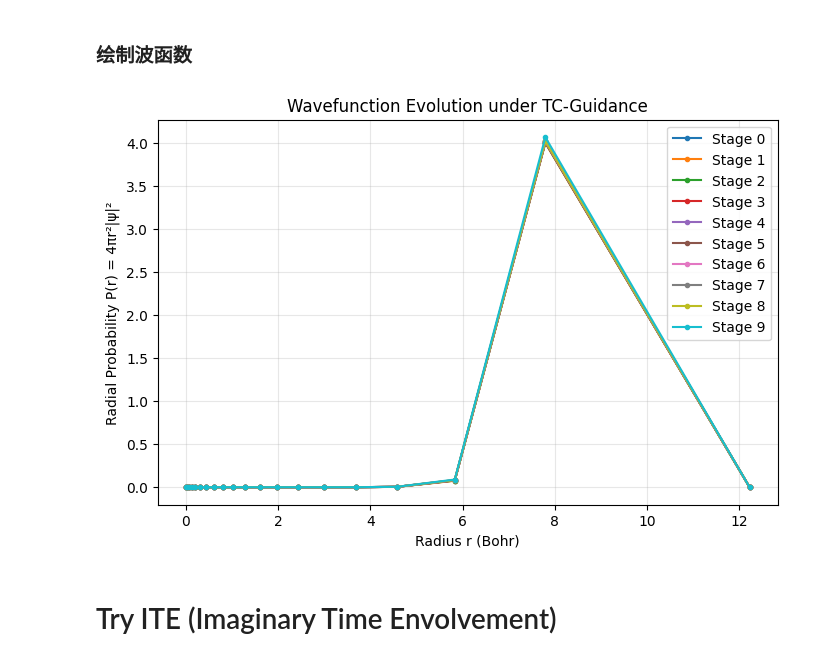
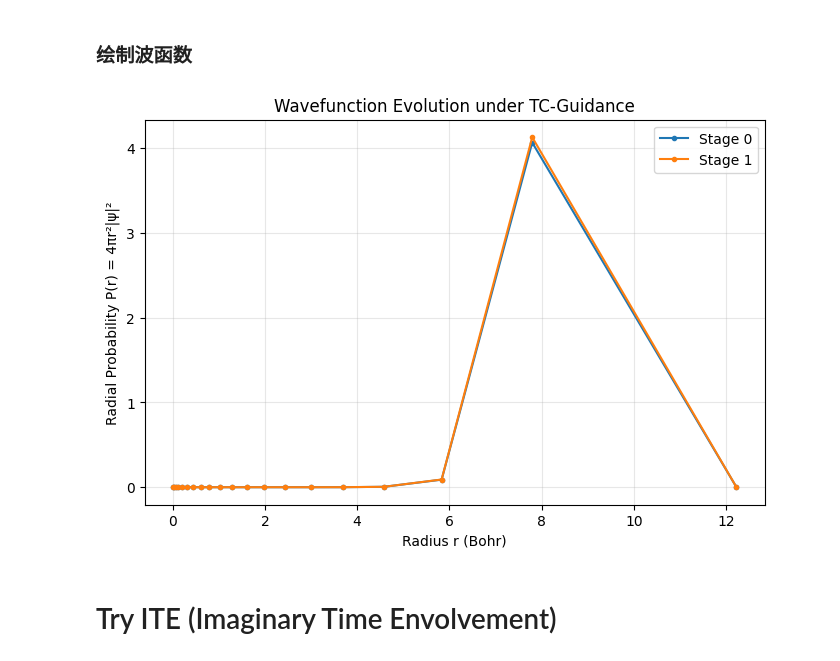
Before and after one commit to YeNing76/PySCF, a Jupyter notebook: Voronoi.ipynb, the cells around one changed output. Drawn from its saved outputs; the diff is of its cells as text; code cells hidden in the pictures.

```diff
--- a/Voronoi.ipynb
+++ b/Voronoi.ipynb
@@ -3958,13 +3958,13 @@ def plot_radial_evolution(psi_list, r_array, volumes, num_leb=50, labels=None):
     plt.grid(True, alpha=0.3)
     plt.show()
 # %%
-del psi_list
-psi_list = []
+# del psi_list
+# psi_list = []
 psi_list.append(psi_init)
 psi_list.append(psi_final)
 plot_radial_evolution(psi_list, r_array, volumes, num_leb=50, labels=None)
 # %% [output]
-[figure, old version]
+[figure, new version]
 # %% [markdown]
 # Try ITE (Imaginary Time Envolvement)
 # %%
```
Also changed, not shown: parts of 1 cell of this notebook, 2 other files.
